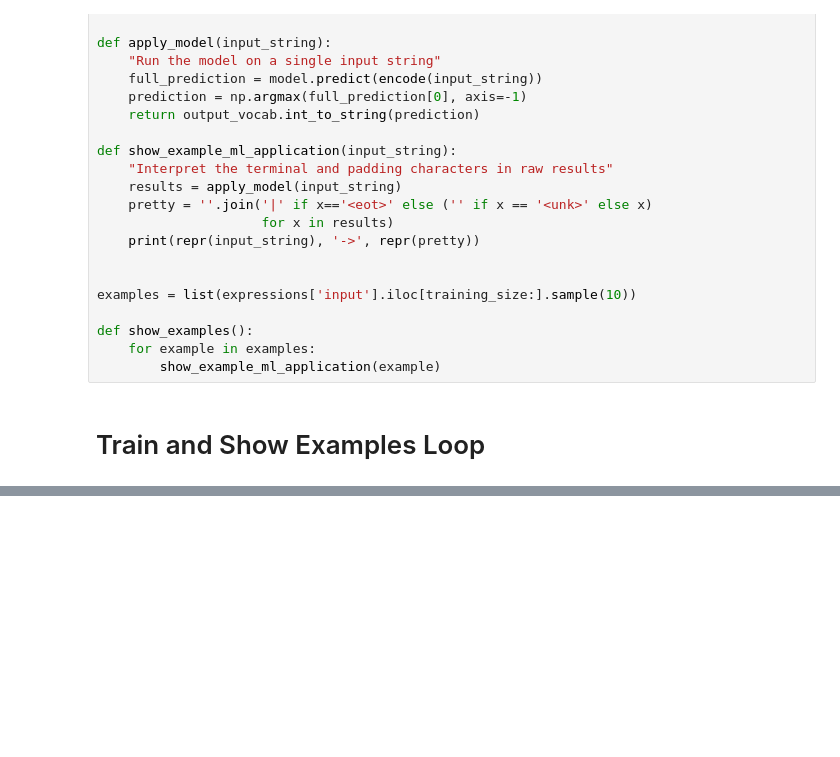
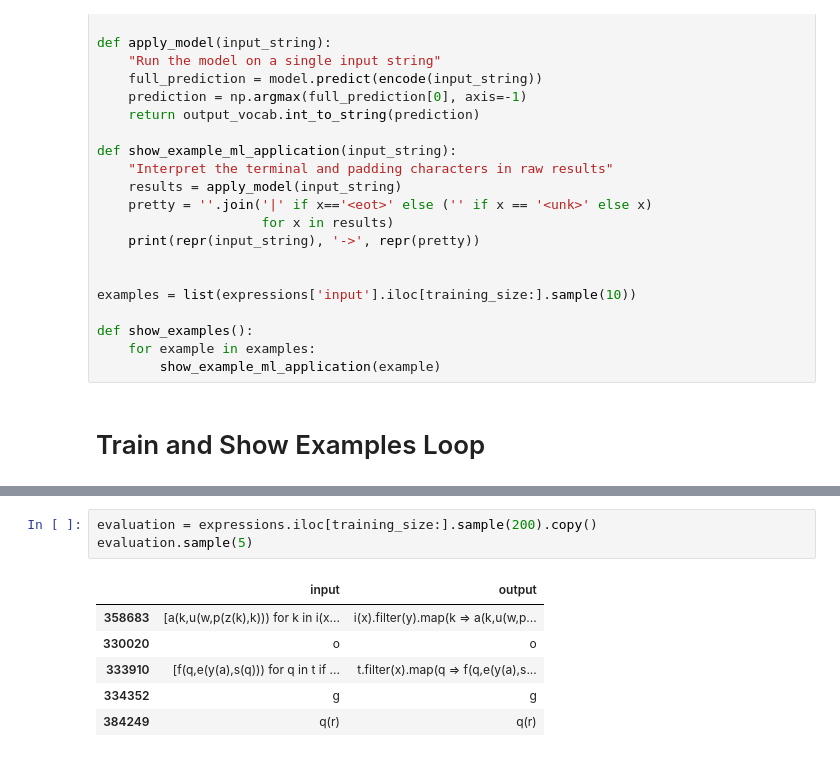
Before and after one commit to matthagy/nmt_python_scala_transpiler, a Jupyter notebook: nmt_python_scala_transpiler.ipynb, the cells around one changed output, grey strips where cells are left out. Cells and saved outputs as stored; diff of their text form; blank space fills up the shorter version.

```diff
--- a/nmt_python_scala_transpiler.ipynb
+++ b/nmt_python_scala_transpiler.ipynb
@@ -245,0 +249,10 @@ Epoch 4/5
+# %%
+evaluation = expressions.iloc[training_size:].sample(200).copy()
+evaluation.sample(5)
+# %% [output]
+|  | input | output |
+| 358683 | [a(k,u(w,p(z(k),k))) for k in i(x... | i(x).filter(y).map(k => a(k,u(w,p... |
+| 330020 | o | o |
+| 333910 | [f(q,e(y(a),s(q))) for q in t if ... | t.filter(x).map(q => f(q,e(y(a),s... |
+| 334352 | g | g |
+| 384249 | q(r) | q(r) |
```
Also changed, not shown: parts of 6 cells of this notebook.
